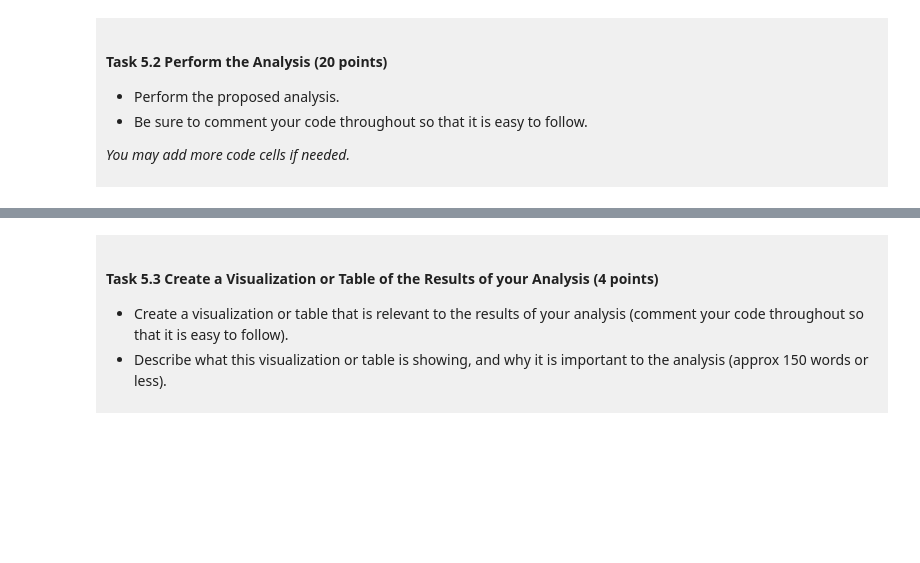
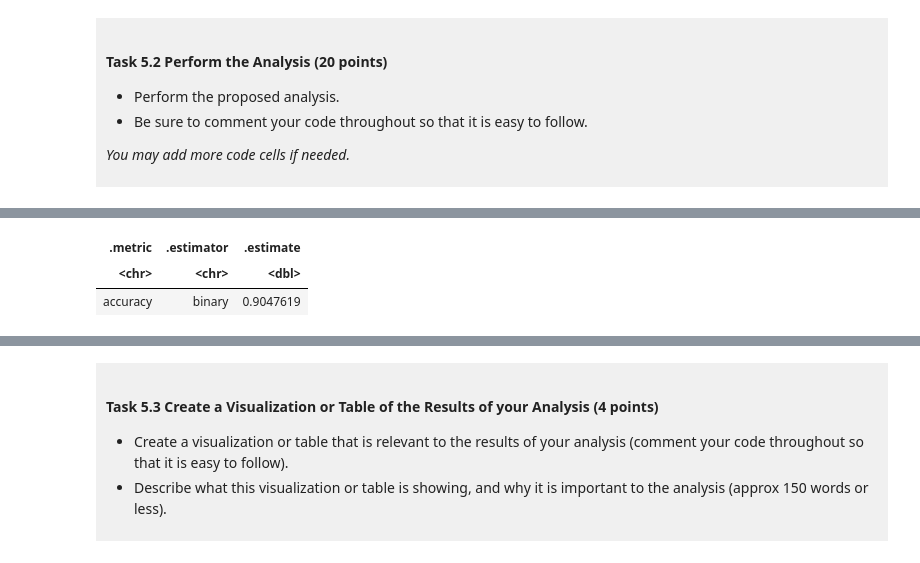
Before and after one commit to prsphne126/dsci-100-project-template-2026-prsphne126, a Jupyter notebook: dsci-100-project-notebook.ipynb, the cells around one changed output, grey strips where cells are left out. Cells and saved outputs as stored; diff of their text form; code cells hidden in the pictures; blank space fills up the shorter version.

```diff
--- a/dsci-100-project-notebook.ipynb
+++ b/dsci-100-project-notebook.ipynb
@@ -472,0 +469,86 @@ This is a *draft*. We require a commit at this stage, but it does not need to be
+# %%
+#Set seed for reproducibility
+set.seed(30526602)
+
+# Load tidymodels library
+library(tidymodels)
+
+# Split the data (75% training, 25% testing) and remove rows with NA before predicting
+wmm_split <- initial_split(wmm_tidy, prop = 0.75)
+wmm_training <- training(wmm_split) |>
+    filter(!is.na(conf_wins_pct))
+wmm_testing <- testing(wmm_split) |>
+    filter(!is.na(conf_wins_pct))
+
+# Define a recipe to scale and center predictors
+wmm_recipe <- recipe(elite_8 ~ seed + conf_wins_pct, data = wmm_training) |>
+  step_center(all_predictors()) |>
+  step_scale(all_predictors())
+
+# Define the kNN model with tunable neighbors
+knn_model_tune <- nearest_neighbor(weight_func = "rectangular", neighbors = tune()) |>
+  set_engine("kknn") |>
+  set_mode("classification")
+
+# Define the workflow
+knn_workflow <- workflow() |>
+  add_recipe(wmm_recipe) |>
+  add_model(knn_model_tune)
+
+# Set up 5-fold cross-validation to evaluate the model's performance
+wmm_folds <- vfold_cv(wmm_training, v = 5)
+
+# Define tuning grid for k values
+k_grid <- tibble(neighbors = 1:20)
+
+# Tune k using CV
+knn_tune <- knn_workflow |>
+    tune_grid(resamples = wmm_folds,
+              grid = k_grid,
+              metrics = metric_set(accuracy))
+
+# Collect metrics from tuning results
+knn_tune_results <- knn_tune |>
+    collect_metrics()
+
+# Select the row with the highest mean accuracy
+best_k <- knn_tune_results |>
+    filter(.metric == "accuracy") |>    # only the accuracy metrics
+    arrange(desc(mean)) |>    # arrange in decending order by the mean accuracy
+    slice(1)    # take the 1st or top row
+
+# Get the best k-value
+best_k_value <- best_k$neighbors
+best_k_value    # print the best k-value
+
+# Redefine the kNN model with best k
+knn_model <- nearest_neighbor(weight_func = "rectangular", neighbors = best_k_value) |>
+  set_engine("kknn") |>
+  set_mode("classification")
+
+# Rebuild the workflow with the model w/ the best k-value
+knn_workflow <- workflow() |>
+  add_recipe(wmm_recipe) |>
+  add_model(knn_model)
+
+# Fit the model to the whole training set
+knn_fit <- knn_workflow |>
+    fit(data = wmm_training)
+
+# Predict on test set
+elite_8_predictions <- predict(knn_fit, wmm_testing, type = "class") |>     # pass fitted model & test dataset to predict()
+  bind_cols(wmm_testing) |>    # add the columns of predictions to the OG test data
+  mutate(elite_8 = as.factor(elite_8))   # make sure truth is a factor
+
+# Evaluate model performance using our testing data
+
+# Find out our model's accuracy, specify truth and estimate arguments
+wmm_metrics <- elite_8_predictions |>
+  accuracy(truth = elite_8, estimate = .pred_class)    # .pred_class is the predicted class from predict() and elite_8 is the true outcome
+wmm_metrics    # print the accuracy
+
+# Create a confusion matrix, specify truth and estimate arguments
+wmm_conf_mat <- elite_8_predictions |>
+  conf_mat(truth = elite_8, estimate = .pred_class)    # .pred_class is the predicted class from predict() and elite_8 is the true outcome
+wmm_conf_mat    # print the confusion matrix
+# %% [output]
@@ -472,0 +557,3 @@ This is a *draft*. We require a commit at this stage, but it does not need to be
+| .metric | .estimator | .estimate |
+| <chr> | <chr> | <dbl> |
+| accuracy | binary | 0.9047619 |
```
Also changed, not shown: parts of 10 cells of this notebook.
